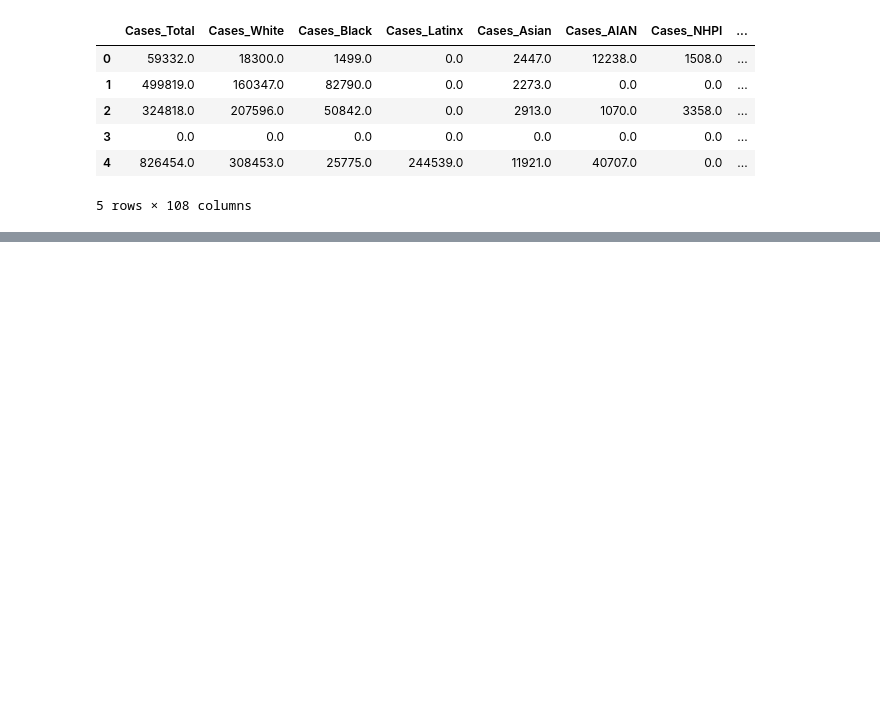
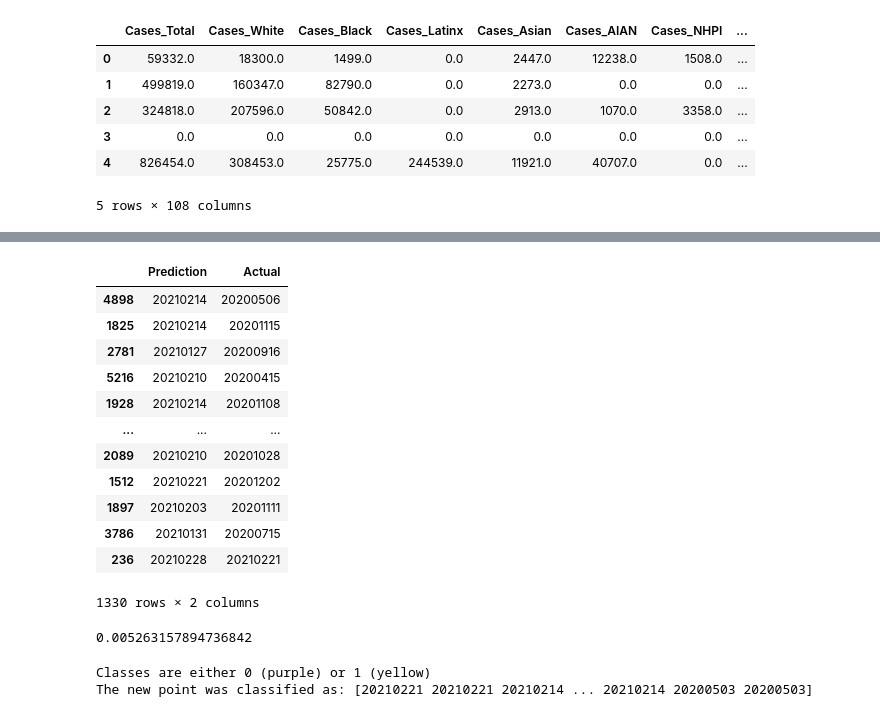
Before and after one commit to antirose/CovidInfectionAnalysis, a Jupyter notebook: machine learning model/machine_learning.ipynb, the cells around one changed output, grey strips where cells are left out. Drawn from its saved outputs; the diff is of its cells as text; code cells hidden in the pictures; blank space fills up the shorter version.

```diff
--- a/machine learning model/machine_learning.ipynb
+++ b/machine learning model/machine_learning.ipynb
@@ -377,10 +264,9 @@ X_test_scaled = X_scaler.transform(X_test)
 # %%
-# Define the logistic regression model
-log_classifier = LogisticRegression(solver="lbfgs",max_iter=1000)
 
-# Train the model
-log_classifier.fit(X,y)
-
-# Evaluate the model
-y_pred = log_classifier.predict(X)
-print(f" Logistic regression model accuracy: {accuracy_score(y,y_pred):.3f}")
+from sklearn.model_selection import train_test_split
+X_train, X_test, y_train, y_test = train_test_split(X,
+    y, random_state=1)
+# %%
+from sklearn.linear_model import LogisticRegression
+classifier = LogisticRegression(solver='lbfgs', random_state=1)
+classifier
@@ -386,0 +275,2 @@ print(f" Logistic regression model accuracy: {accuracy_score(y,y_pred):.3f}")
+# %%
+classifier.fit(X_train, y_train)
@@ -387,3 +286,34 @@ print(f" Logistic regression model accuracy: {accuracy_score(y,y_pred):.3f}")
+# %%
+# Evaluate the model
+predictions = classifier.predict(X_test)
+pd.DataFrame({"Prediction": predictions, "Actual": y_test})
+# %% [output]
+|  | Prediction | Actual |
+| 4898 | 20210214 | 20200506 |
+| 1825 | 20210214 | 20201115 |
+| 2781 | 20210127 | 20200916 |
+| 5216 | 20210210 | 20200415 |
+| 1928 | 20210214 | 20201108 |
+| ... | ... | ... |
+| 2089 | 20210210 | 20201028 |
+| 1512 | 20210221 | 20201202 |
+| 1897 | 20210203 | 20201111 |
+| 3786 | 20210131 | 20200715 |
+| 236 | 20210228 | 20210221 |
+1330 rows × 2 columns
+# %%
+from sklearn.metrics import accuracy_score
+accuracy_score(y_test, predictions)
+# %% [output]
+0.005263157894736842
+# %%
+predictions = classifier.predict(X)
+print("Classes are either 0 (purple) or 1 (yellow)")
+print(f"The new point was classified as: {predictions}")
+plt.show()
+# %% [output]
+Classes are either 0 (purple) or 1 (yellow)
+The new point was classified as: [20210221 20210221 20210214 ... 20210214 20200503 20200503]
 # %%
 ### SVM support vector machine
 # %%
```
Also changed, not shown: parts of 31 cells of this notebook, 17 other files.
